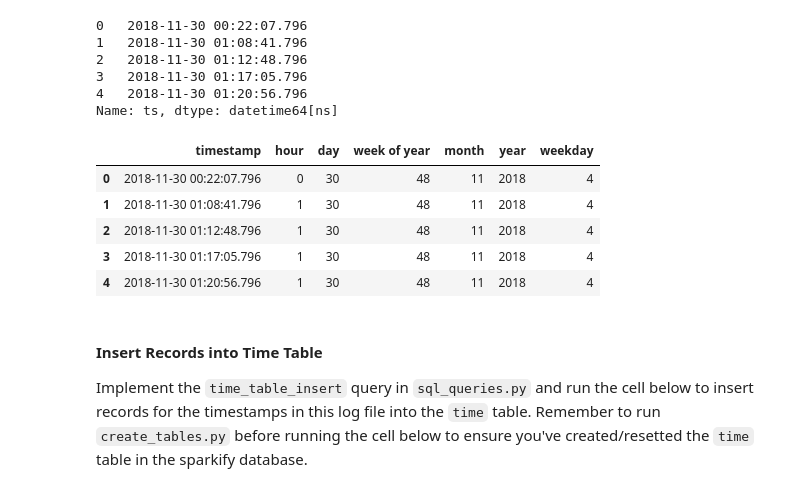
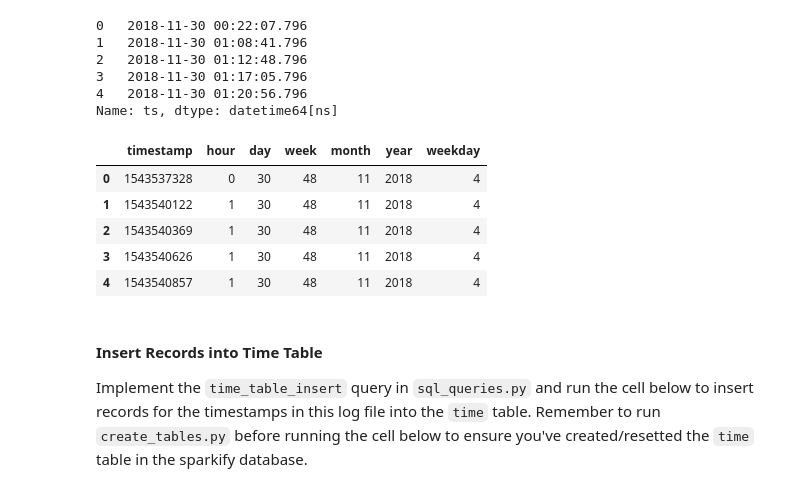
Before and after one commit to Panuvat-Dan/Project-Data-Modeling-ETL-with-Postgres, a Jupyter notebook: etl.ipynb, the cells around one changed output. Drawn from its saved outputs; the diff is of its cells as text; code cells hidden in the pictures.

```diff
--- a/etl.ipynb
+++ b/etl.ipynb
@@ -146,18 +146,18 @@ t.head()
 4   2018-11-30 01:20:56.796
 Name: ts, dtype: datetime64[ns]
 # %%
-time_data = (t, t.dt.hour, t.dt.day, t.dt.week, t.dt.month, t.dt.year, t.dt.weekday)
-column_labels = ('timestamp', 'hour', 'day', 'week of year', 'month',' year', 'weekday')
+time_df = [(round(dt.timestamp()), dt.hour, dt.day, dt.week, dt.month, dt.year, dt.weekday()) for dt in t]
+column_labels = ('timestamp', 'hour', 'day', 'week', 'month', 'year', 'weekday')
 # %%
-time_df = pd.DataFrame.from_dict(dict(zip(column_labels , time_data)))
+time_df = pd.DataFrame(time_df, columns=column_labels)
 time_df.head()
 # %% [output]
-|  | timestamp | hour | day | week of year | month | year | weekday |
-| 0 | 2018-11-30 00:22:07.796 | 0 | 30 | 48 | 11 | 2018 | 4 |
-| 1 | 2018-11-30 01:08:41.796 | 1 | 30 | 48 | 11 | 2018 | 4 |
-| 2 | 2018-11-30 01:12:48.796 | 1 | 30 | 48 | 11 | 2018 | 4 |
-| 3 | 2018-11-30 01:17:05.796 | 1 | 30 | 48 | 11 | 2018 | 4 |
-| 4 | 2018-11-30 01:20:56.796 | 1 | 30 | 48 | 11 | 2018 | 4 |
+|  | timestamp | hour | day | week | month | year | weekday |
+| 0 | 1543537328 | 0 | 30 | 48 | 11 | 2018 | 4 |
+| 1 | 1543540122 | 1 | 30 | 48 | 11 | 2018 | 4 |
+| 2 | 1543540369 | 1 | 30 | 48 | 11 | 2018 | 4 |
+| 3 | 1543540626 | 1 | 30 | 48 | 11 | 2018 | 4 |
+| 4 | 1543540857 | 1 | 30 | 48 | 11 | 2018 | 4 |
 # %% [markdown]
 #### Insert Records into Time Table
 Implement the `time_table_insert` query in `sql_queries.py` and run the cell below to insert records for the timestamps in this log file into the `time` table. Remember to run `create_tables.py` before running the cell below to ensure you've created/resetted the `time` table in the sparkify database.
```
Also changed, not shown: parts of 2 cells of this notebook.
